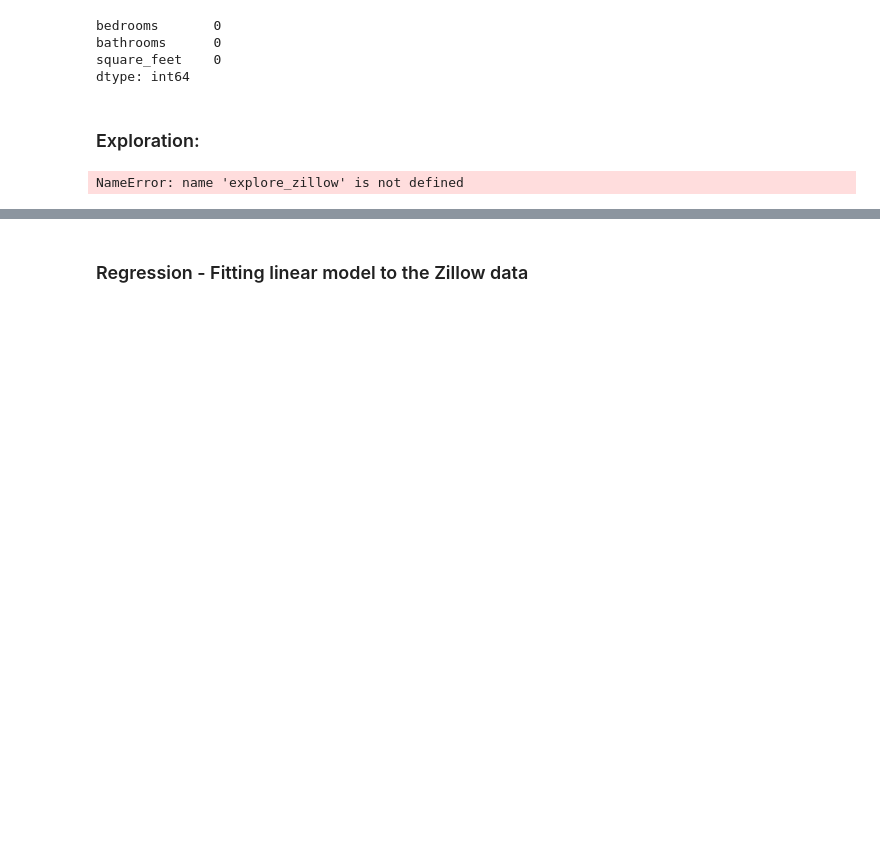
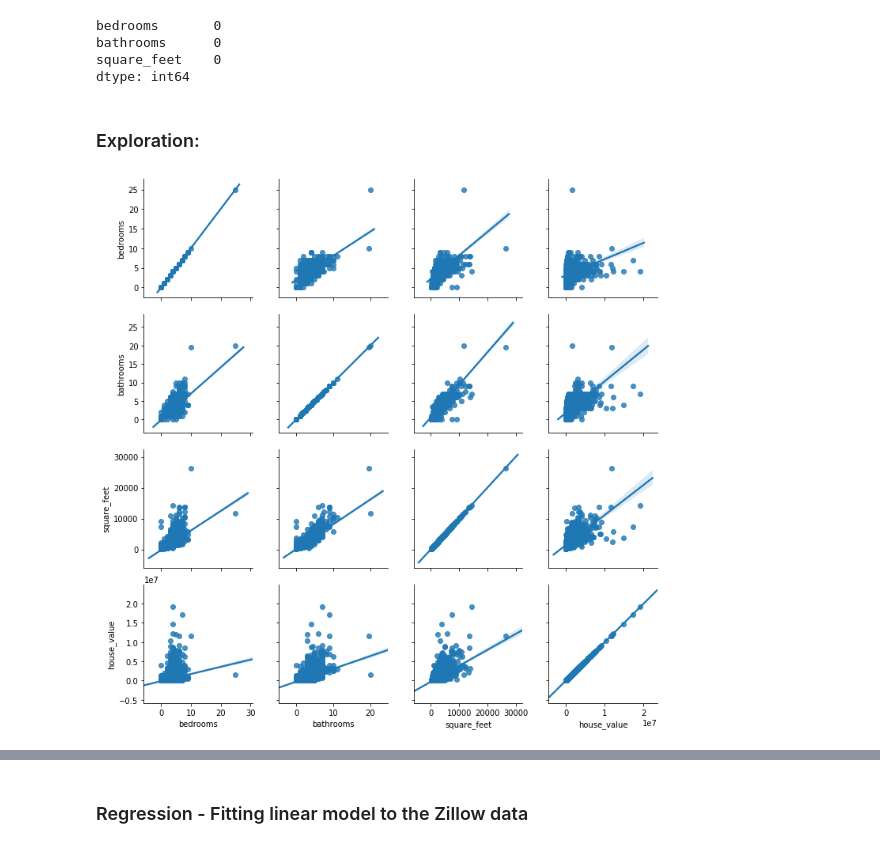
Before and after one commit to Jeff-Hutchins/zillow-project, a Jupyter notebook: zillow_project.ipynb, the cells around one changed output, grey strips where cells are left out. Cells and saved outputs as stored; diff of their text form; code cells hidden in the pictures; blank space fills up the shorter version.

```diff
--- a/zillow_project.ipynb
+++ b/zillow_project.ipynb
@@ -128,10 +128,14 @@ square_feet    0
 dtype: int64
 # %% [markdown]
 ### Exploration:
-# %%
-explore_zillow.plot_variable_pairs(df[['bedrooms', 'bathrooms', 'square_feet', 'house_value']])
-# %% [output]
-NameError: name 'explore_zillow' is not defined
+# %%
+# explore_zillow.plot_variable_pairs(df[['bedrooms', 'bathrooms', 'square_feet', 'house_value']])
+
+g=sns.PairGrid(df[['bedrooms', 'bathrooms', 'square_feet', 'house_value']])
+g.map(sns.regplot)
+plt.show()
+# %% [output]
+[figure, added]
 # %%
 plt.figure(figsize=(8,6))
 sns.heatmap(train.corr(), cmap='Reds', annot=True)
```
Also changed, not shown: parts of 13 cells of this notebook.
